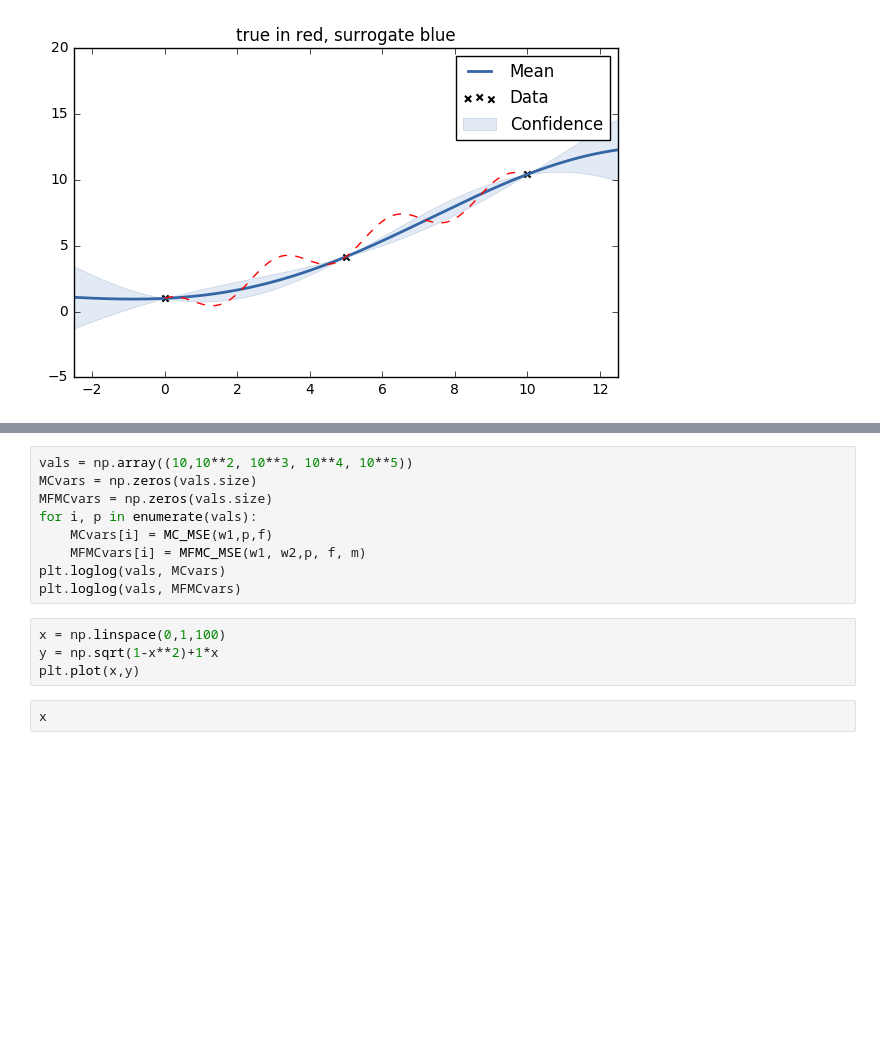
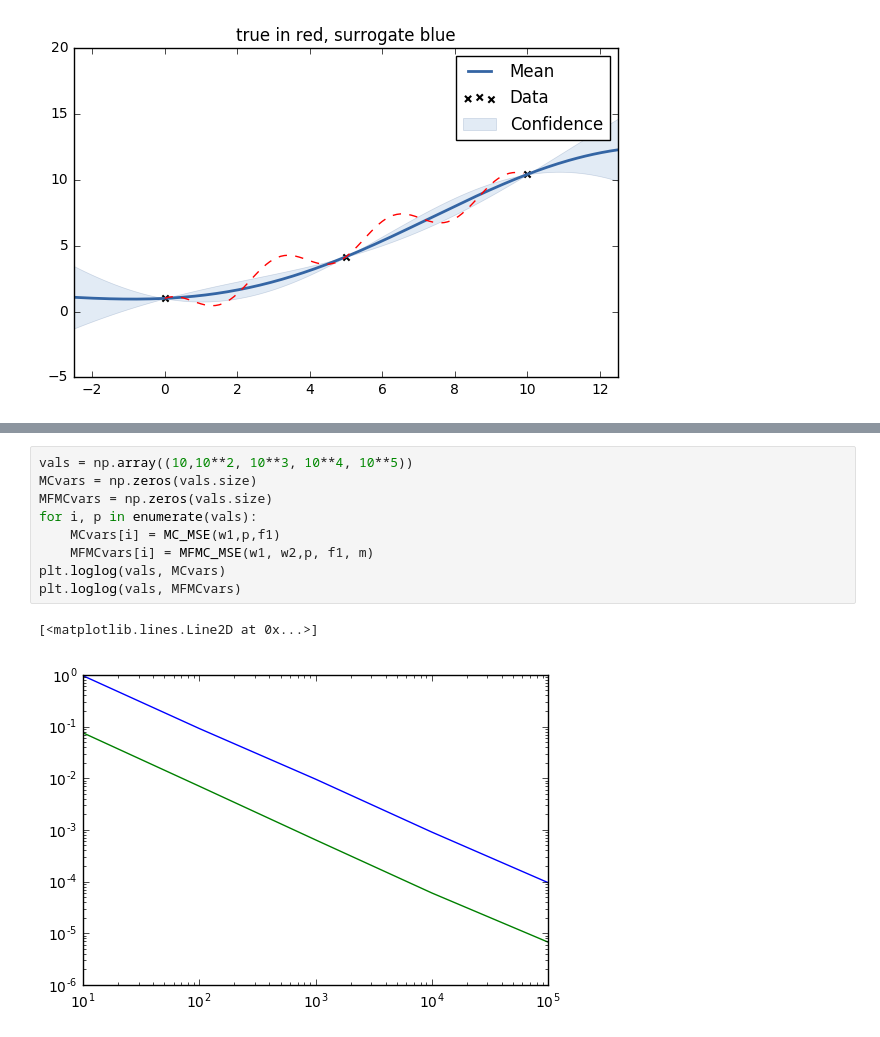
Before and after one commit to rich-d-wilkinson/Multilevel, a Jupyter notebook: Multi-fidelityGPonline.ipynb, the cells around one changed output, grey strips where cells are left out. Drawn from its saved outputs; the diff is of its cells as text; blank space fills up the shorter version.

```diff
--- a/Multi-fidelityGPonline.ipynb
+++ b/Multi-fidelityGPonline.ipynb
@@ -292,15 +301,12 @@ print(MC_MSE(w1,p,f))
 # %%
 vals = np.array((10,10**2, 10**3, 10**4, 10**5))
 MCvars = np.zeros(vals.size)
 MFMCvars = np.zeros(vals.size)
 for i, p in enumerate(vals):
-    MCvars[i] = MC_MSE(w1,p,f)
-    MFMCvars[i] = MFMC_MSE(w1, w2,p, f, m)
+    MCvars[i] = MC_MSE(w1,p,f1)
+    MFMCvars[i] = MFMC_MSE(w1, w2,p, f1, m)
 plt.loglog(vals, MCvars)
 plt.loglog(vals, MFMCvars)
+# %% [output]
+[<matplotlib.lines.Line2D at 0x...>]
+[figure, added]
-# %%
-x = np.linspace(0,1,100)
-y = np.sqrt(1-x**2)+1*x
-plt.plot(x,y)
-# %%
-x
```
Also changed, not shown: parts of 3 cells of this notebook, 1 other file.
